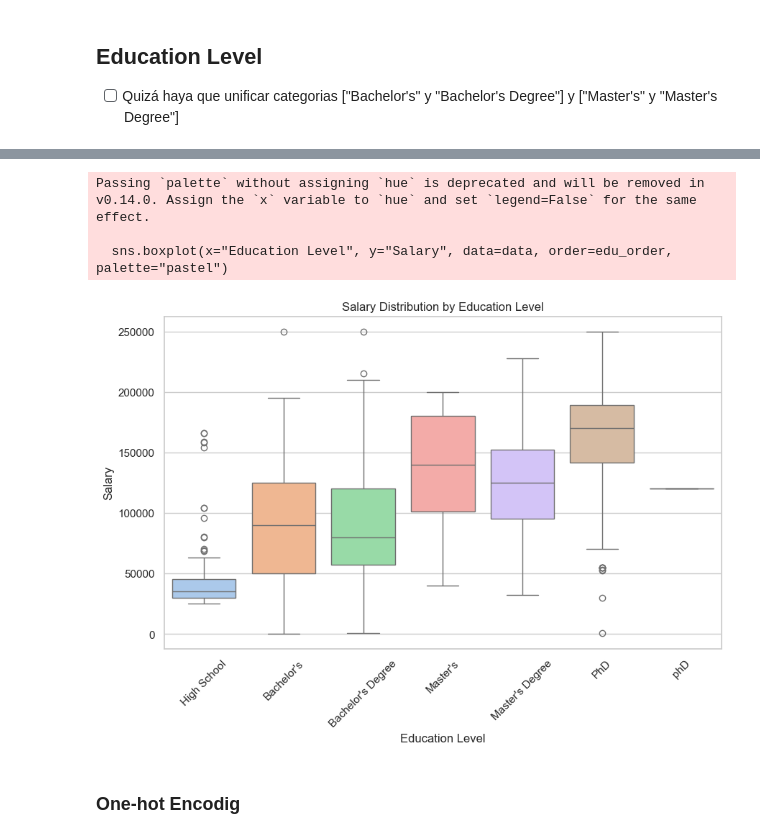
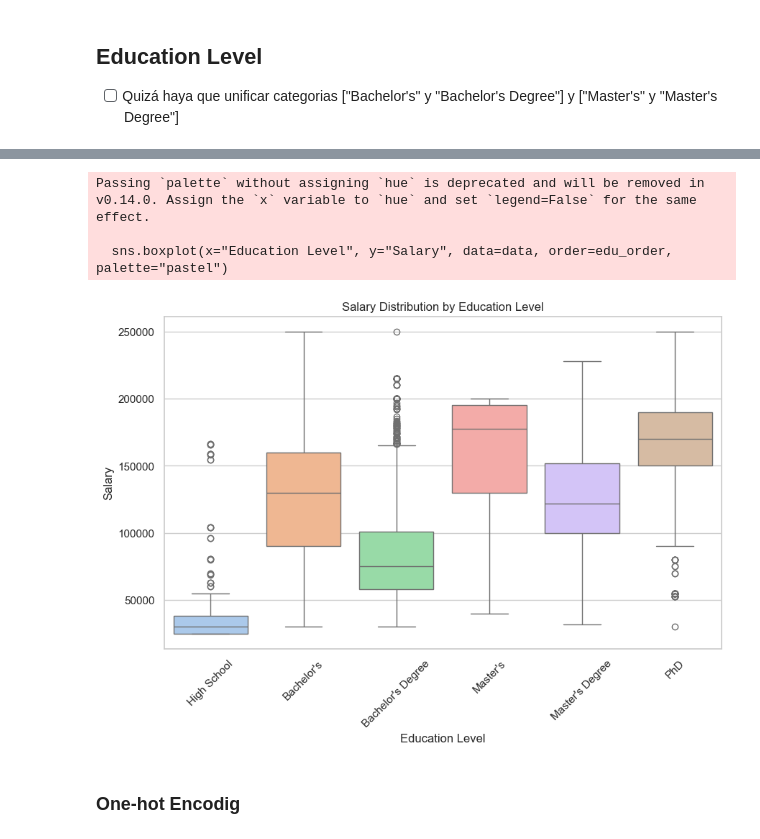
Before and after one commit to B1oko/AI_Project_2, a Jupyter notebook: Pablo/EDA.ipynb, the cells around one changed output, grey strips where cells are left out. Drawn from its saved outputs; the diff is of its cells as text; code cells hidden in the pictures.

```diff
--- a/Pablo/EDA.ipynb
+++ b/Pablo/EDA.ipynb
@@ -41,4 +43,4 @@ np.int64(4912)
 # %%
 # Eliminacion de nulls y duplicados
 data.dropna(inplace=True)
-data.drop_duplicates(inplace=True)
+# data.drop_duplicates(inplace=True)
@@ -45,3 +57,5 @@ data.drop_duplicates(inplace=True)
+# %%
+data = data.loc[data["Salary"] >= 25000]
 # %%
 data.head()
 # %% [output]
@@ -138,0 +155,2 @@ Name: count, dtype: int64
+# %%
+data.loc[data["Education Level"] == "phD", "Education Level"] = "PhD"
@@ -139,23 +168,23 @@ Name: count, dtype: int64
 # %%
 # Definir el orden de los niveles de educación de menor a mayor dificultad
-edu_order = ["High School", "Bachelor's", "Bachelor's Degree", "Master's", "Master's Degree", "PhD", "phD"]
+edu_order = ["High School", "Bachelor's", "Bachelor's Degree", "Master's", "Master's Degree", "PhD"]
 
 # Asegurar que la columna 'Education Level' es categórica y ordenada
 data["Education Level"] = pd.Categorical(data["Education Level"], categories=edu_order, ordered=True)
 
 # Crear el gráfico de caja con el nuevo orden
 plt.figure(figsize=(10, 6))
 sns.boxplot(x="Education Level", y="Salary", data=data, order=edu_order, palette="pastel")
 plt.title("Salary Distribution by Education Level")
 plt.xlabel("Education Level")
 plt.ylabel("Salary")
 plt.xticks(rotation=45)  # Rotar etiquetas para mejor visualización
 plt.show()
 # %% [output]
 Passing `palette` without assigning `hue` is deprecated and will be removed in v0.14.0. Assign the `x` variable to `hue` and set `legend=False` for the same effect.
 
   sns.boxplot(x="Education Level", y="Salary", data=data, order=edu_order, palette="pastel")
-[figure, old version]
+[figure, new version]
 # %% [markdown]
 ### One-hot Encodig
 # %%
```
Also changed, not shown: parts of 30 cells of this notebook, 12 other files.
